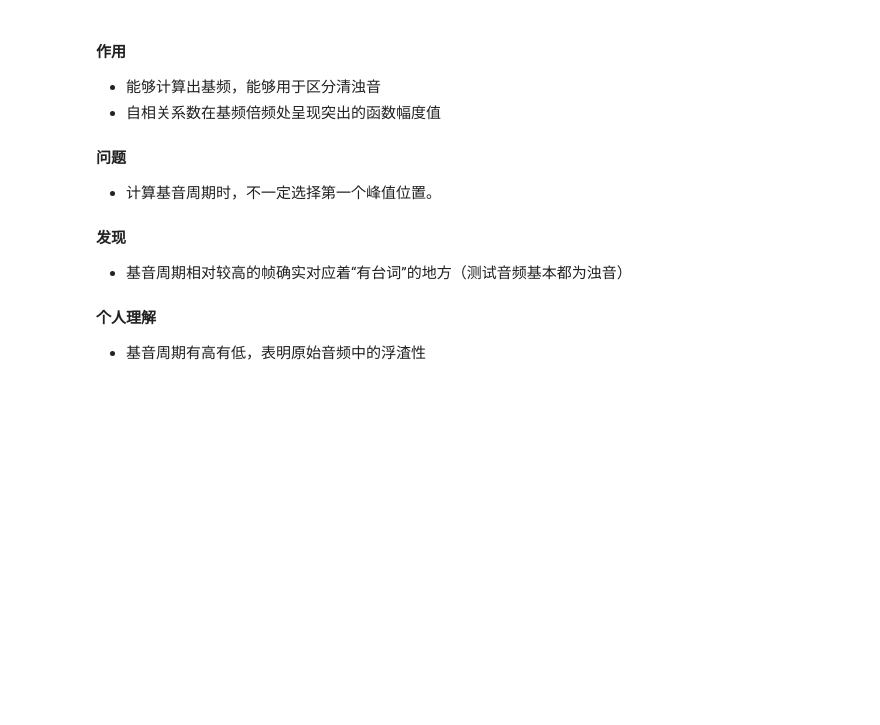
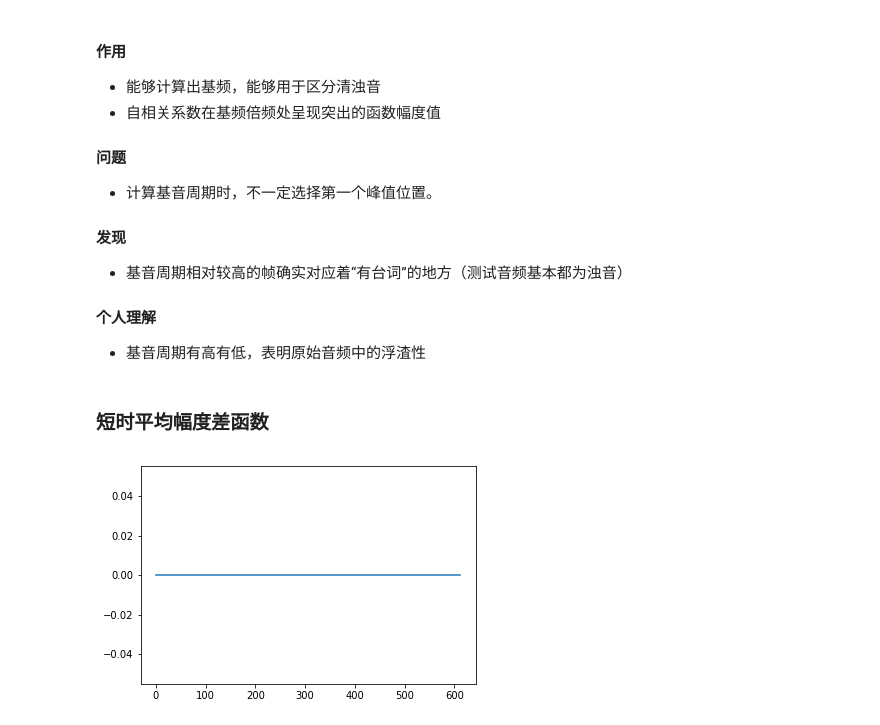
Before and after one commit to wangtianrui/sounds_pretreatment, a Jupyter notebook: sounds pretreatment.ipynb, the cells around one changed output. Cells and saved outputs as stored; diff of their text form; code cells hidden in the pictures; blank space fills up the shorter version.

```diff
--- a/sounds pretreatment.ipynb
+++ b/sounds pretreatment.ipynb
@@ -248,5 +248,5 @@ def self_correlation(frames,K=0):
         self_corr.append(Rm)
     return self_corr
 # %%
-self_corr = self_correlation(hanning_frames)
+# self_corr = self_correlation(hanning_frames)
 # %%
@@ -278,3 +278,31 @@ plot_sound(f0)
 
 #### 个人理解
 * 基音周期有高有低，表明原始音频中的浮渣性
+# %% [markdown]
+### 短时平均幅度差函数
+# %%
+def average_amplitude(frames,K=0):
+    self_corr = []
+    if K == 0 :
+        # K默认是帧长
+        K = len(frames[0])
+    for frame in frames:
+        Rm = np.zeros((K,1))
+        for k in range(1,K):
+            for i in range(len(frame)-k):
+                Rm[k] += abs(frame[i] - frame[i+k])
+        self_corr.append(Rm)
+    return self_corr
+# %%
+ave_amplitude = average_amplitude(hanning_frames)
+# %%
+def get_f0_amplitude(self_corr):
+    f_0s = []
+    for frame in self_corr:
+        f_0s.append(np.argmin(frame))
+    return f_0s
+# %%
+f0 = get_f0_amplitude(ave_amplitude)
+plot_sound(f0)
+# %% [output]
+[figure, added]
```
Also changed, not shown: parts of 7 cells of this notebook.
